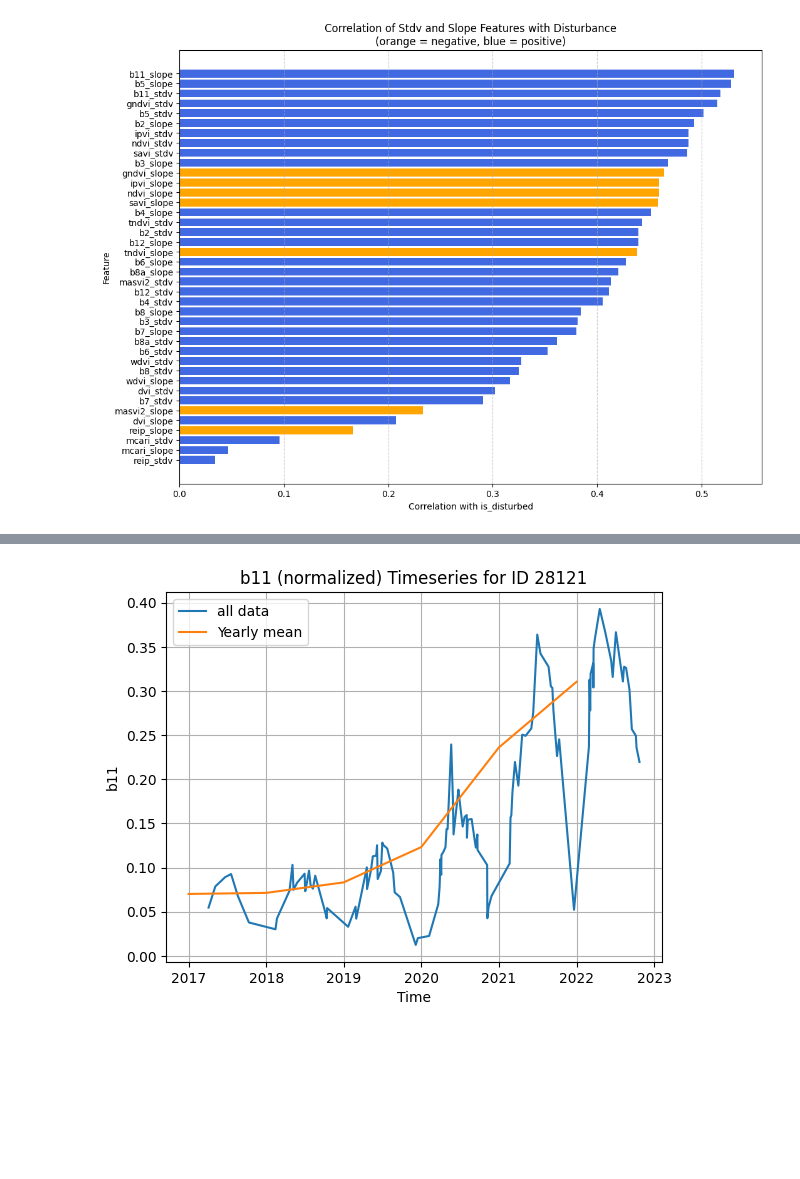
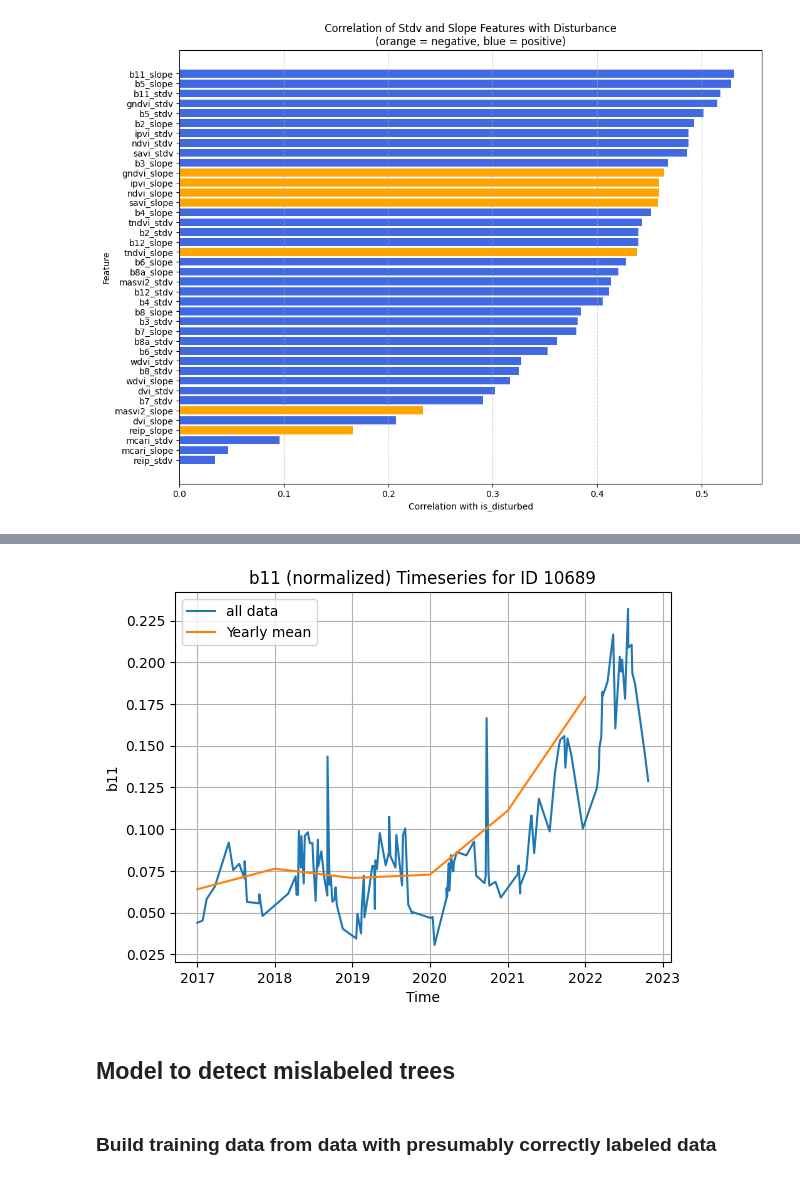
Before and after one commit to RafaelRiesle/tree_classification, a Jupyter notebook: notebooks/evelin/detect_disturbed_trees.ipynb, the cells around one changed output, grey strips where cells are left out. Cells and saved outputs as stored; diff of their text form; code cells hidden in the pictures; blank space fills up the shorter version.

Commit message:
feat: :fire: First attempt: ML model to predict mislabeled trees

```diff
--- a/notebooks/evelin/detect_disturbed_trees.ipynb
+++ b/notebooks/evelin/detect_disturbed_trees.ipynb
@@ -77,10 +83,7 @@ for col in bands_and_indices:
     slopes_per_feature = []
     for id_ in df_yearly["id"].unique():
         df_sub = df_yearly[df_yearly["id"] == id_]
-        if len(df_sub) >= 2:  # Regression braucht mindestens 2 Punkte
-            slope, intercept, r_value, p_value, std_err = linregress(df_sub["year"], df_sub[col])
-        else:
-            slope = 0
+        slope, intercept, r_value, p_value, std_err = linregress(df_sub["year"], df_sub[col])
         slopes_per_feature.append({"id": id_, f"{col}_slope": slope})
 
     slope_df = pd.DataFrame(slopes_per_feature)
@@ -162,5 +165,4 @@ plt.show()
 # %%
-col = "b11"
-stdv_or_slope = "slope"
-std_slope_df[~std_slope_df["is_disturbed"]].sort_values(f"{col}_{stdv_or_slope}", ascending=False)
+col = "b11_slope"
+std_slope_df[~std_slope_df["is_disturbed"]].sort_values(col, ascending=False)
 # %% [output]
@@ -179,19 +181,28 @@ std_slope_df[~std_slope_df["is_disturbed"]].sort_values(f"{col}_{stdv_or_slope}"
 24582 rows × 42 columns
 # %%
-id = 28121
-df_sub = df_norm[df_norm["id"] == id]
+def plot_timeseries_oneid(id, col, yearly_mean = True):
 
-df_yearly_sub = df_yearly[df_yearly["id"] == id].copy()
-df_yearly_sub["year_dt"] = pd.to_datetime(df_yearly_sub["year"].astype(str) + "-01-01")
+    df_sub = df_norm[df_norm["id"] == id]
 
-plt.plot(df_sub["time"], df_sub[col], label="all data")
-plt.plot(df_yearly_sub["year_dt"], df_yearly_sub[col], label="Yearly mean")
+    plt.plot(df_sub["time"], df_sub[col], label="all data")
 
-plt.title(f"{col} (normalized) Timeseries for ID {id}")
-plt.xlabel("Time")
-plt.ylabel(col)
-plt.legend()
-plt.grid(True)
-plt.show()
+    if yearly_mean:
+        df_yearly_sub = df_yearly[df_yearly["id"] == id].copy()
+        df_yearly_sub["year_dt"] = pd.to_datetime(df_yearly_sub["year"].astype(str) + "-01-01")
+        plt.plot(df_yearly_sub["year_dt"], df_yearly_sub[col], label="Yearly mean")
+
+    plt.title(f"{col} (normalized) Timeseries for ID {id}")
+    plt.xlabel("Time")
+    plt.ylabel(col)
+    plt.legend()
+    plt.grid(True)
+    plt.show()
+
+
+plot_timeseries_oneid(10689, col)
 # %% [output]
-[figure, old version]
+[figure, new version]
+# %% [markdown]
+## Model to detect mislabeled trees
+# %% [markdown]
+### Build training data from data with presumably correctly labeled data
```
Also changed, not shown: parts of 18 cells of this notebook, 1 other file.
